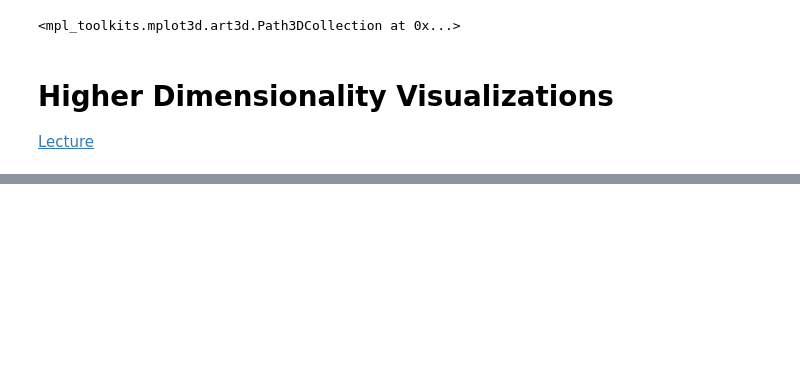
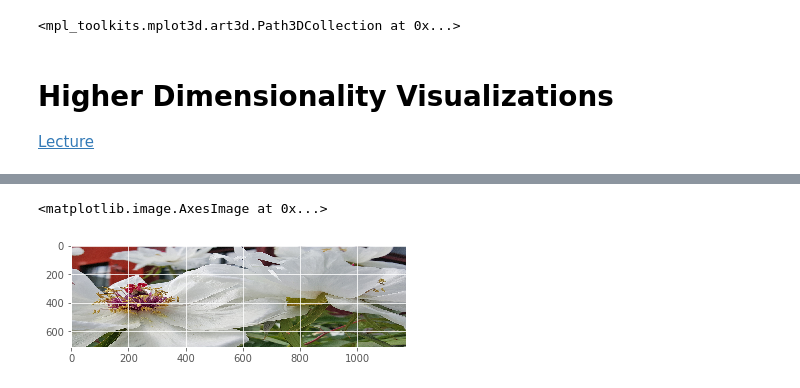
Before and after one commit to tsaomao/edX--MSDS-Curriculum--DAT210x, a Jupyter notebook: Module3/Module3 - Lectures.ipynb, the cells around one changed output, grey strips where cells are left out. Saved outputs shown, nothing was run; the diff lists cells and outputs as text; code cells hidden in the pictures; blank space fills up the shorter version.

```diff
--- a/Module3/Module3 - Lectures.ipynb
+++ b/Module3/Module3 - Lectures.ipynb
@@ -283,0 +390,5 @@ ax.scatter(student_dataset.G1, student_dataset.G3, student_dataset['Dalc'], c='r
+# %%
+plt.imshow(img, aspect=0.5)
+# %% [output]
+<matplotlib.image.AxesImage at 0x...>
+[figure, added]
```
Also changed, not shown: parts of 20 cells of this notebook, 1 other file.
